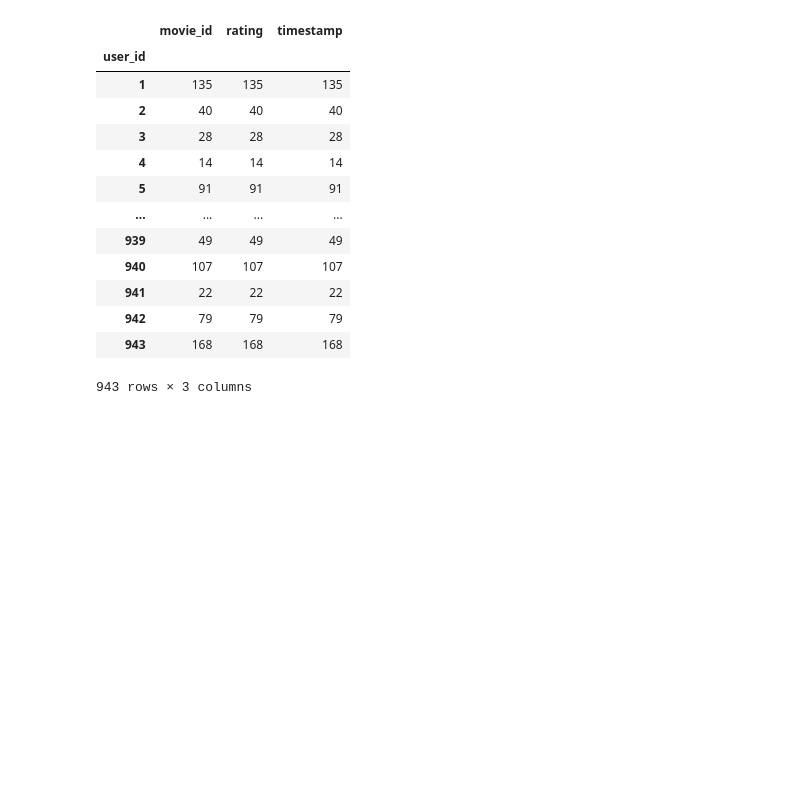
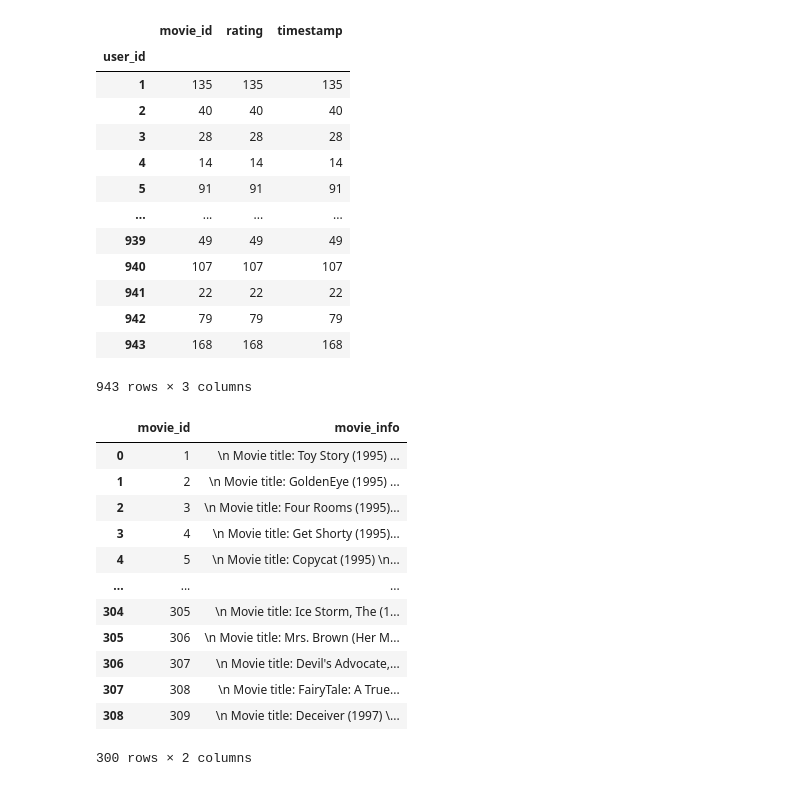
Before and after one commit to bishopfunc/Lusifer, a Jupyter notebook: Playground/preprocessing_movielens100k.ipynb, the cells around one changed output. Cells and saved outputs as stored; diff of their text form; code cells hidden in the pictures; blank space fills up the shorter version.

```diff
--- a/Playground/preprocessing_movielens100k.ipynb
+++ b/Playground/preprocessing_movielens100k.ipynb
@@ -319,3 +313,23 @@ rating_train_df.groupby('user_id').count()
 | 942 | 79 | 79 | 79 |
 | 943 | 168 | 168 | 168 |
 943 rows × 3 columns
+# %%
+# Load movies
+movies_df = pd.read_pickle("./Data/movies_enriched_dataset.pkl")
+movies_df = movies_df[["movie_id", "movie_info"]]
+# %%
+movies_df.head(300)
+# %% [output]
+|  | movie_id | movie_info |
+| 0 | 1 | \n Movie title: Toy Story (1995) ... |
+| 1 | 2 | \n Movie title: GoldenEye (1995) ... |
+| 2 | 3 | \n Movie title: Four Rooms (1995)... |
+| 3 | 4 | \n Movie title: Get Shorty (1995)... |
+| 4 | 5 | \n Movie title: Copycat (1995) \n... |
+| ... | ... | ... |
+| 304 | 305 | \n Movie title: Ice Storm, The (1... |
+| 305 | 306 | \n Movie title: Mrs. Brown (Her M... |
+| 306 | 307 | \n Movie title: Devil's Advocate,... |
+| 307 | 308 | \n Movie title: FairyTale: A True... |
+| 308 | 309 | \n Movie title: Deceiver (1997) \... |
+300 rows × 2 columns
```
Also changed, not shown: parts of 3 cells of this notebook, 9 other files.
